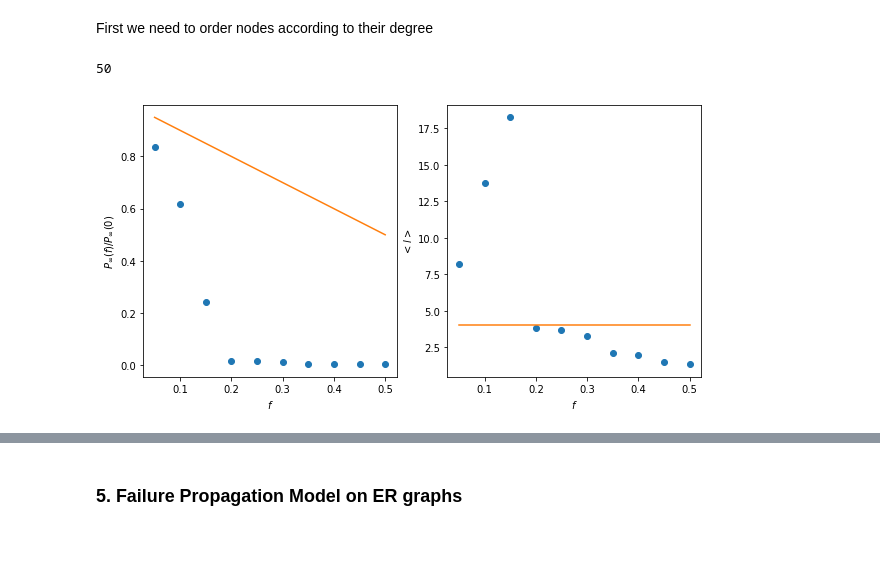
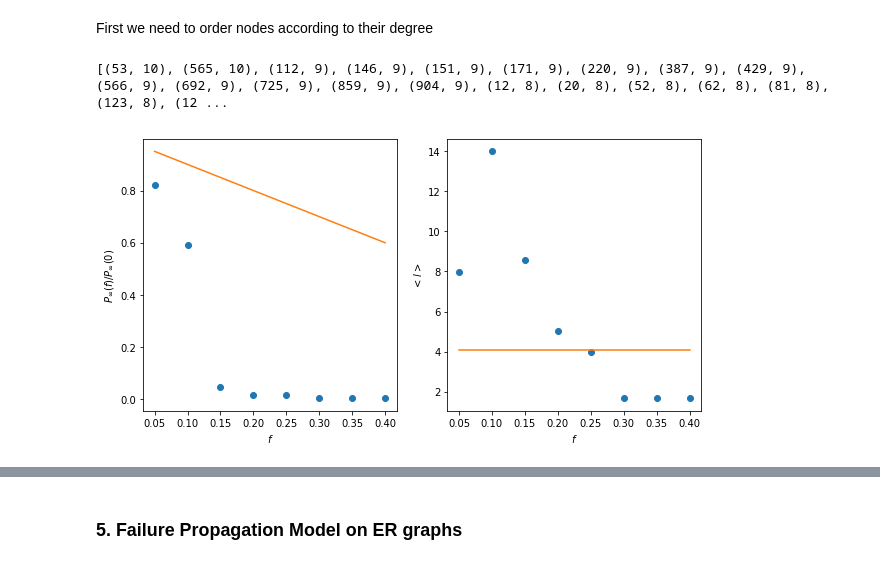
Before and after one commit to SaskaAloric/IntroCompleNeT2023, a Jupyter notebook: Notebooks/CNT_Lesson11.ipynb, the cells around one changed output, grey strips where cells are left out. Cells and saved outputs as stored; diff of their text form; code cells hidden in the pictures.

```diff
--- a/Notebooks/CNT_Lesson11.ipynb
+++ b/Notebooks/CNT_Lesson11.ipynb
@@ -51,7 +51,7 @@ fx=[]
 lBAo=[]
 for i in range(1,20):
     fx.append(i*0.05)
-    lBAo.append(4.059791791791792)
+    lBAo.append(4.0585645645645645)
 print(fx)
 # %% [output]
 [0.05, 0.1, 0.15000000000000002, 0.2, 0.25, 0.30000000000000004, 0.35000000000000003, 0.4, 0.45, 0.5, 0.55, 0.6000000000000001, 0.65, 0.7000000000000001, 0.75, 0.8, 0.8500000000000001, 0.9, 0.95000000 ...
@@ -135,7 +135,7 @@ Average shortest path is 4.982264207929929
 # %%
 lERo=[]
 for i in range(1,20):
-    lERo.append(5.226224954377573)
+    lERo.append(5.147183450944732)
 # %%
 GCsER=[]
 lER=[]
@@ -315,12 +315,14 @@ import math as mt
 sorted_degER=sorted(degER.items(), key=operator.itemgetter(1), reverse=True)
 sorted_degBA=sorted(degBA.items(), key=operator.itemgetter(1), reverse=True)
 sorted_degLT=sorted(degLT.items(), key=operator.itemgetter(1), reverse=True)
-# %% [output]
-50
+# %%
+print(sorted_degER)
+# %% [output]
+[(53, 10), (565, 10), (112, 9), (146, 9), (151, 9), (171, 9), (220, 9), (387, 9), (429, 9), (566, 9), (692, 9), (725, 9), (859, 9), (904, 9), (12, 8), (20, 8), (52, 8), (62, 8), (81, 8), (123, 8), (12 ...
 # %%
 GCsBA_a=[]
 lBA_a=[]
-for f in fx[0:10]:
+for f in fx[0:8]:
     #number of nodes that we will remove for each f
     n=int(mt.ceil(BA.number_of_nodes()*f))
     nd=[]
@@ -343,19 +345,19 @@ for f in fx[0:10]:
 # %%
 plt.figure(figsize=(10,5))
 plt.subplot(1,2,1)
 plt.xlabel("$f$")
 plt.ylabel('$P_{\infty}(f)/P_{\infty}(0)$')
-plt.plot(fx[0:10],GCsBA_a,"o", label="size of giant component"  )
-plt.plot(fx[0:10], 1-np.array(fx[0:10]),"-")
+plt.plot(fx[0:8],GCsBA_a,"o", label="size of giant component"  )
+plt.plot(fx[0:8], 1-np.array(fx[0:8]),"-")
 
 plt.subplot(1,2,2)
 plt.xlabel("$f$")
 plt.ylabel('$<l>$')
-plt.plot(fx[0:10],lBA_a,"o", label="shorthest path" )
-plt.plot(fx[0:10],lBAo[0:10],"-", label="original" )
+plt.plot(fx[0:8],lBA_a,"o", label="shorthest path" )
+plt.plot(fx[0:8],lBAo[0:8],"-", label="original" )
 plt.show()
 # %% [output]
-[figure, old version]
+[figure, new version]
 # %%
 plt.figure(figsize=(10,5))
 plt.subplot(1,2,1)
```
Also changed, not shown: parts of 17 cells of this notebook.
